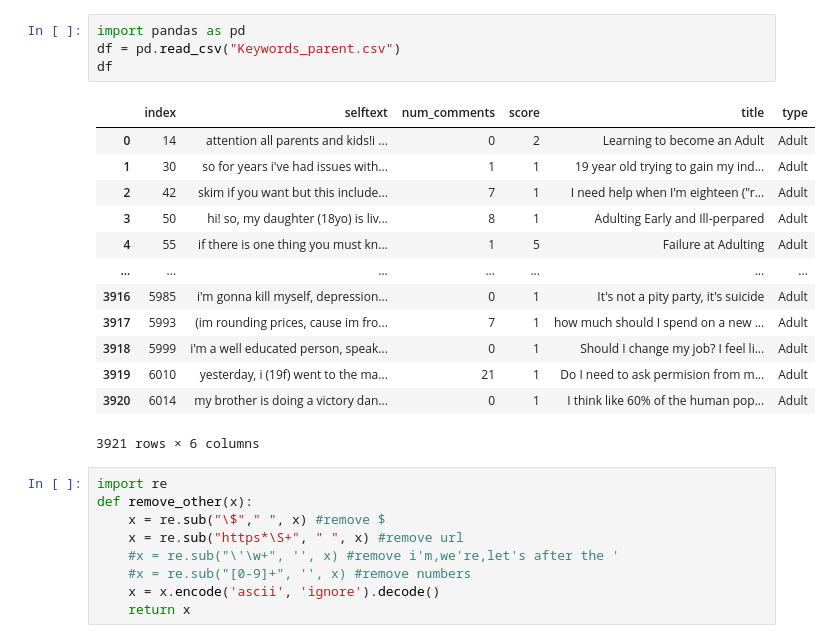
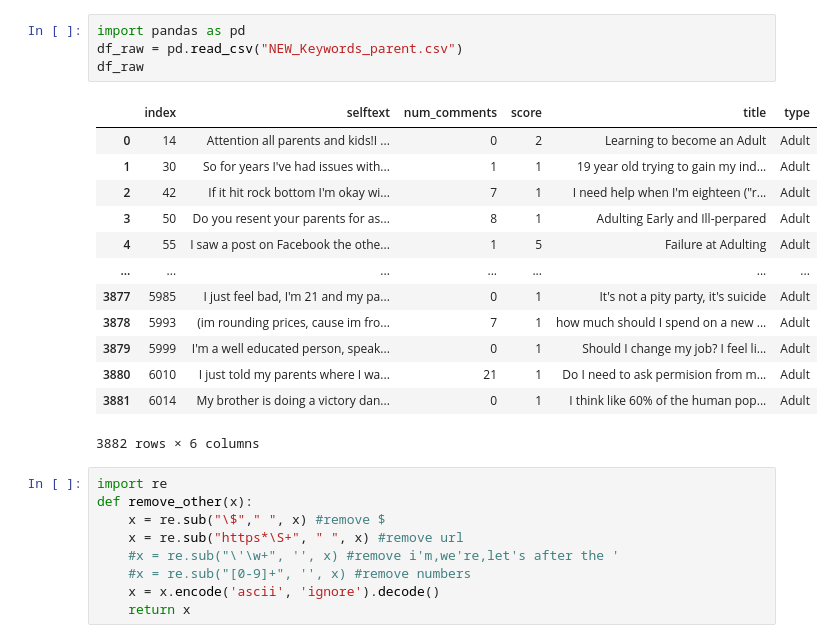
Before and after one commit to RyeInternational/Onomy, a Jupyter notebook: Reddit_dataset/TFidf_Topic_Modeling_parents.ipynb, the cells around one changed output. Saved outputs shown, nothing was run; the diff lists cells and outputs as text.

```diff
--- a/Reddit_dataset/TFidf_Topic_Modeling_parents.ipynb
+++ b/Reddit_dataset/TFidf_Topic_Modeling_parents.ipynb
@@ -1,21 +1,21 @@
 # %%
 import pandas as pd
-df = pd.read_csv("Keywords_parent.csv")
-df
+df_raw = pd.read_csv("NEW_Keywords_parent.csv")
+df_raw
 # %% [output]
 |  | index | selftext | num_comments | score | title | type |
-| 0 | 14 | attention all parents and kids!i ... | 0 | 2 | Learning to become an Adult | Adult |
-| 1 | 30 | so for years i've had issues with... | 1 | 1 | 19 year old trying to gain my ind... | Adult |
-| 2 | 42 | skim if you want but this include... | 7 | 1 | I need help when I'm eighteen ("r... | Adult |
-| 3 | 50 | hi! so, my daughter (18yo) is liv... | 8 | 1 | Adulting Early and Ill-perpared | Adult |
-| 4 | 55 | if there is one thing you must kn... | 1 | 5 | Failure at Adulting | Adult |
+| 0 | 14 | Attention all parents and kids!I ... | 0 | 2 | Learning to become an Adult | Adult |
+| 1 | 30 | So for years I've had issues with... | 1 | 1 | 19 year old trying to gain my ind... | Adult |
+| 2 | 42 | If it hit rock bottom I'm okay wi... | 7 | 1 | I need help when I'm eighteen ("r... | Adult |
+| 3 | 50 | Do you resent your parents for as... | 8 | 1 | Adulting Early and Ill-perpared | Adult |
+| 4 | 55 | I saw a post on Facebook the othe... | 1 | 5 | Failure at Adulting | Adult |
 | ... | ... | ... | ... | ... | ... | ... |
-| 3916 | 5985 | i'm gonna kill myself, depression... | 0 | 1 | It's not a pity party, it's suicide | Adult |
-| 3917 | 5993 | (im rounding prices, cause im fro... | 7 | 1 | how much should I spend on a new ... | Adult |
-| 3918 | 5999 | i'm a well educated person, speak... | 0 | 1 | Should I change my job? I feel li... | Adult |
-| 3919 | 6010 | yesterday, i (19f) went to the ma... | 21 | 1 | Do I need to ask permision from m... | Adult |
-| 3920 | 6014 | my brother is doing a victory dan... | 0 | 1 | I think like 60% of the human pop... | Adult |
+| 3877 | 5985 | I just feel bad, I'm 21 and my pa... | 0 | 1 | It's not a pity party, it's suicide | Adult |
+| 3878 | 5993 | (im rounding prices, cause im fro... | 7 | 1 | how much should I spend on a new ... | Adult |
+| 3879 | 5999 | I'm a well educated person, speak... | 0 | 1 | Should I change my job? I feel li... | Adult |
+| 3880 | 6010 | I just told my parents where I wa... | 21 | 1 | Do I need to ask permision from m... | Adult |
+| 3881 | 6014 | My brother is doing a victory dan... | 0 | 1 | I think like 60% of the human pop... | Adult |
-3921 rows × 6 columns
+3882 rows × 6 columns
 # %%
 import re
 def remove_other(x):
```
Also changed, not shown: parts of 27 cells of this notebook, 11 other files.
